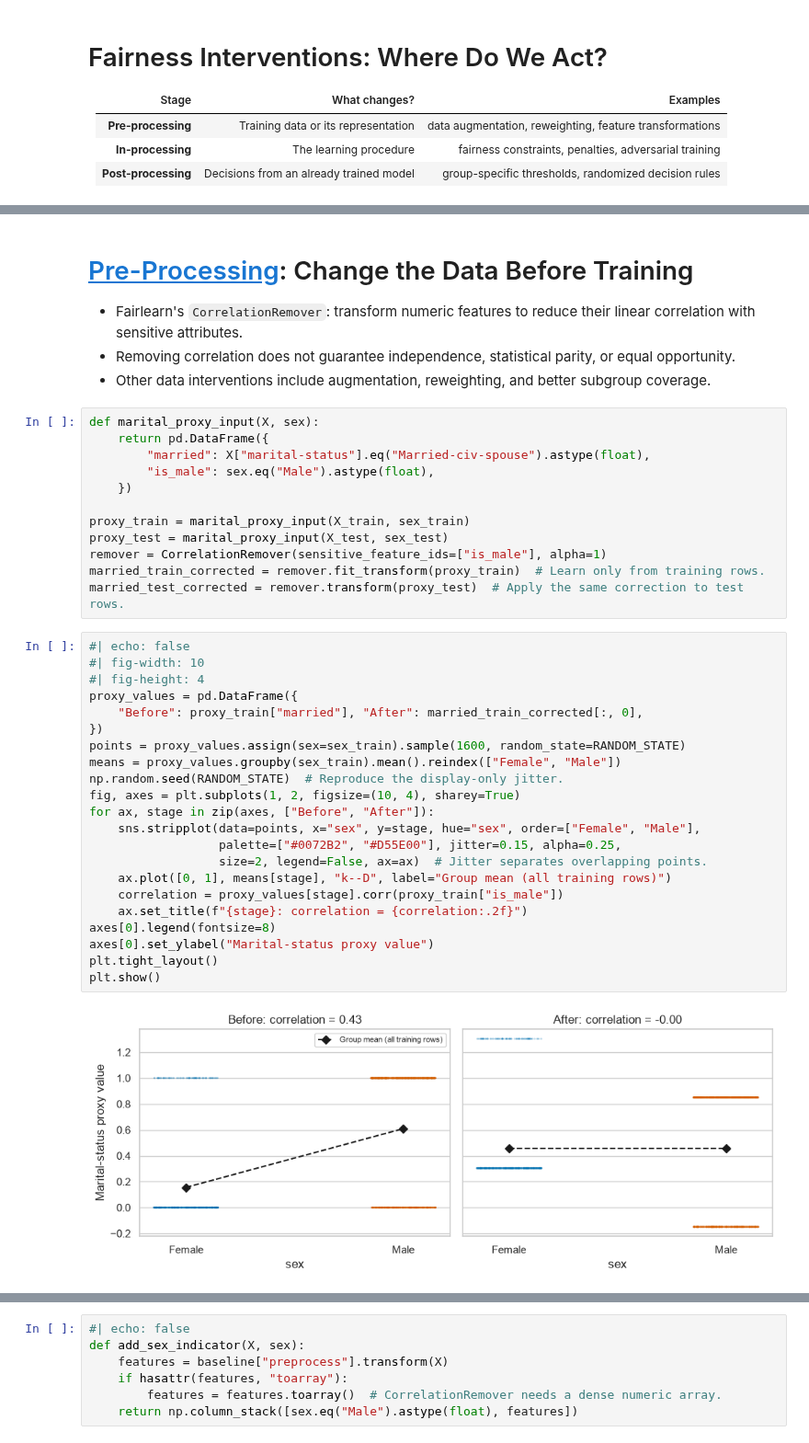
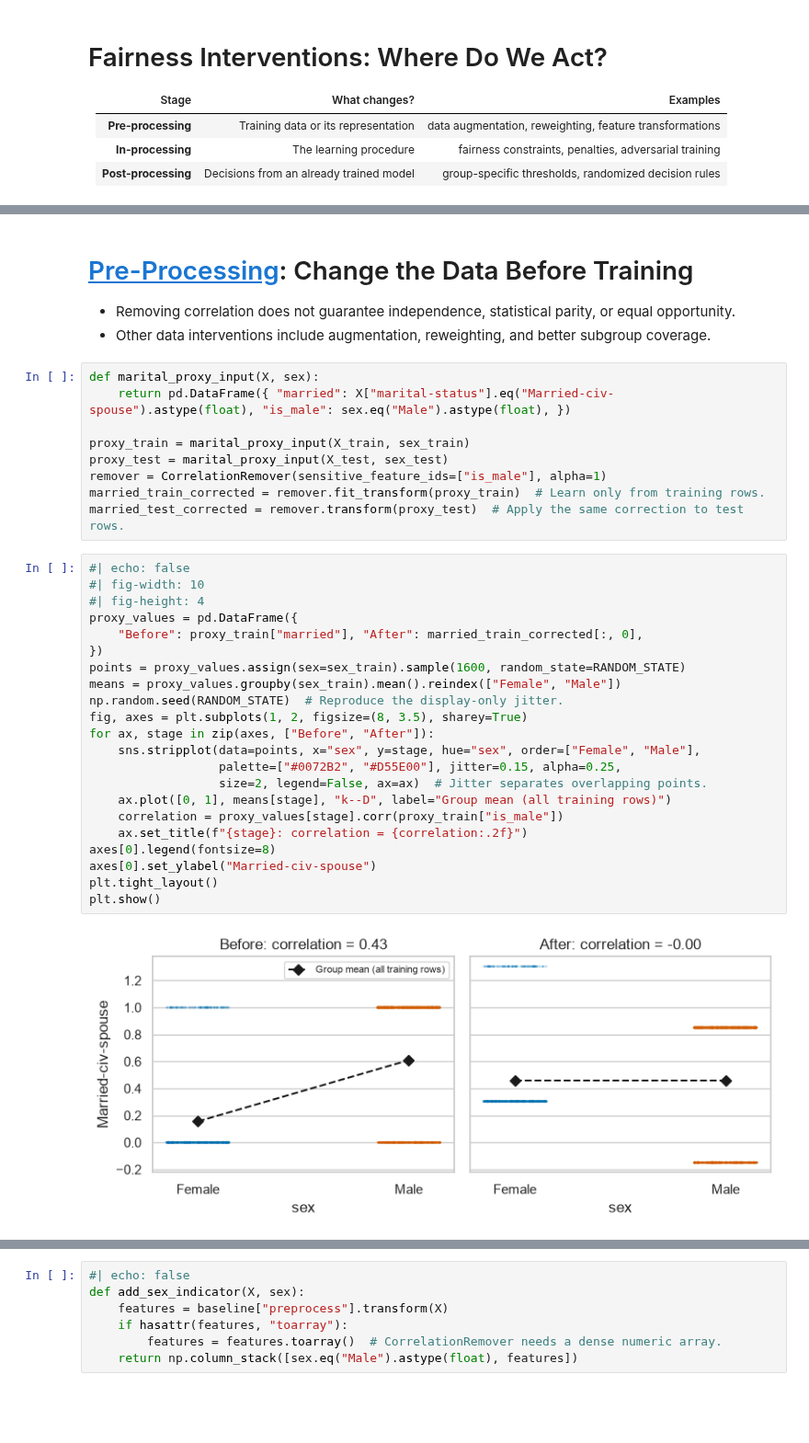
Before and after one commit to w4bo/AA2627-unibo-dcai, a Jupyter notebook: slides/lab-04-fairness.ipynb, the cells around one changed output, grey strips where cells are left out. Shown at 92% size. Saved outputs shown, nothing was run; the diff lists cells and outputs as text; blank space fills up the shorter version.

```diff
--- a/slides/lab-04-fairness.ipynb
+++ b/slides/lab-04-fairness.ipynb
@@ -699,15 +658,11 @@ Sources: [pre-processing](https://fairlearn.org/v0.9/user_guide/mitigation/prepr
 # %% [markdown]
 # [Pre-Processing]((https://fairlearn.org/v0.12/user_guide/mitigation/preprocessing.html)): Change the Data Before Training
 
-- Fairlearn's `CorrelationRemover`: transform numeric features to reduce their linear correlation with sensitive attributes.
 - Removing correlation does not guarantee independence, statistical parity, or equal opportunity.
 - Other data interventions include augmentation, reweighting, and better subgroup coverage.
 # %%
 def marital_proxy_input(X, sex):
-    return pd.DataFrame({
-        "married": X["marital-status"].eq("Married-civ-spouse").astype(float),
-        "is_male": sex.eq("Male").astype(float),
-    })
+    return pd.DataFrame({ "married": X["marital-status"].eq("Married-civ-spouse").astype(float), "is_male": sex.eq("Male").astype(float), })
 
 proxy_train = marital_proxy_input(X_train, sex_train)
 proxy_test = marital_proxy_input(X_test, sex_test)
@@ -717,25 +672,25 @@ married_test_corrected = remover.transform(proxy_test)  # Apply the same correct
 # %%
 #| echo: false
 #| fig-width: 10
 #| fig-height: 4
 proxy_values = pd.DataFrame({
     "Before": proxy_train["married"], "After": married_train_corrected[:, 0],
 })
 points = proxy_values.assign(sex=sex_train).sample(1600, random_state=RANDOM_STATE)
 means = proxy_values.groupby(sex_train).mean().reindex(["Female", "Male"])
 np.random.seed(RANDOM_STATE)  # Reproduce the display-only jitter.
-fig, axes = plt.subplots(1, 2, figsize=(10, 4), sharey=True)
+fig, axes = plt.subplots(1, 2, figsize=(8, 3.5), sharey=True)
 for ax, stage in zip(axes, ["Before", "After"]):
     sns.stripplot(data=points, x="sex", y=stage, hue="sex", order=["Female", "Male"],
                   palette=["#0072B2", "#D55E00"], jitter=0.15, alpha=0.25,
                   size=2, legend=False, ax=ax)  # Jitter separates overlapping points.
     ax.plot([0, 1], means[stage], "k--D", label="Group mean (all training rows)")
     correlation = proxy_values[stage].corr(proxy_train["is_male"])
     ax.set_title(f"{stage}: correlation = {correlation:.2f}")
 axes[0].legend(fontsize=8)
-axes[0].set_ylabel("Marital-status proxy value")
+axes[0].set_ylabel("Married-civ-spouse")
 plt.tight_layout()
 plt.show()
 # %% [output]
-[figure, old version]
+[figure, new version]
 # %% [markdown]
```
Also changed, not shown: parts of 60 cells of this notebook.
